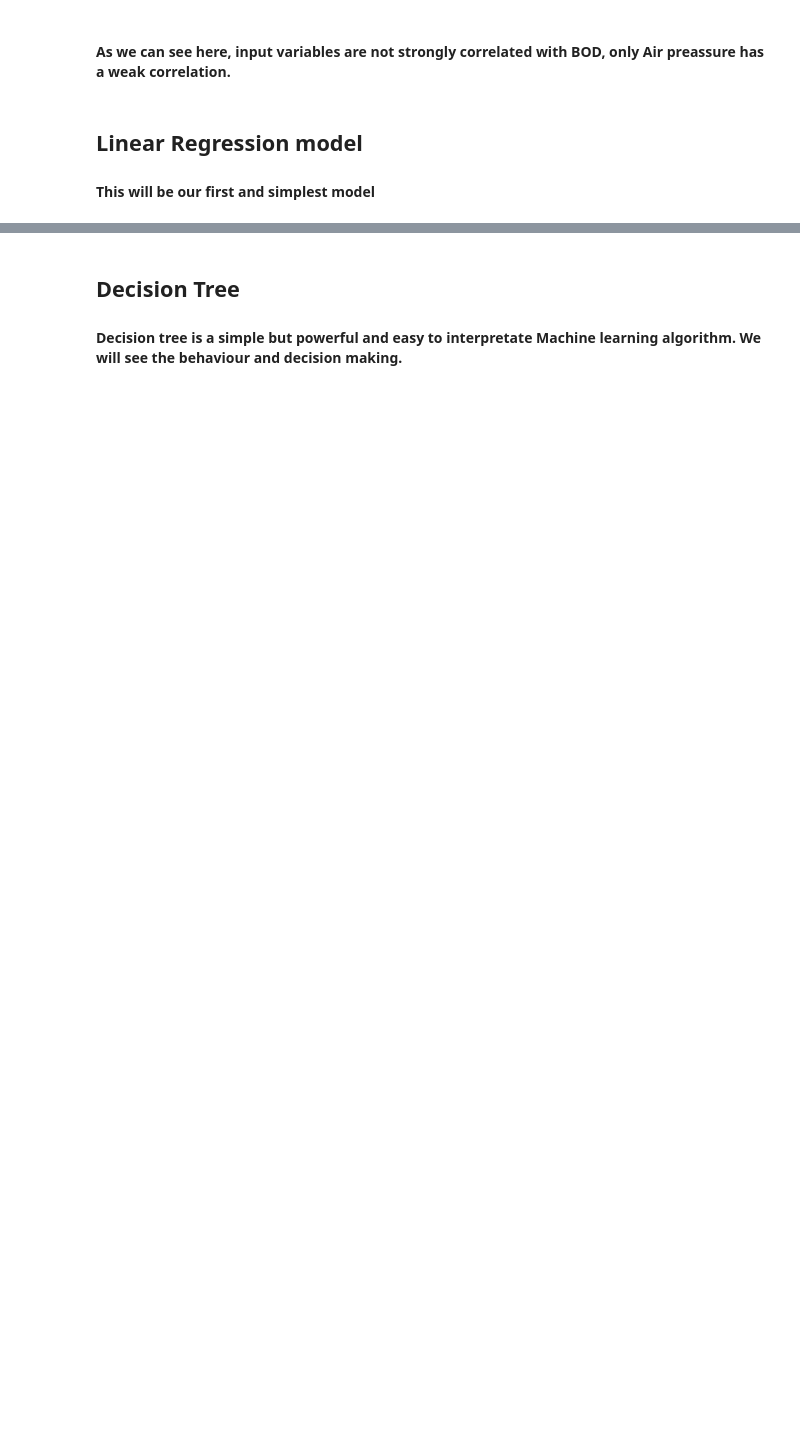
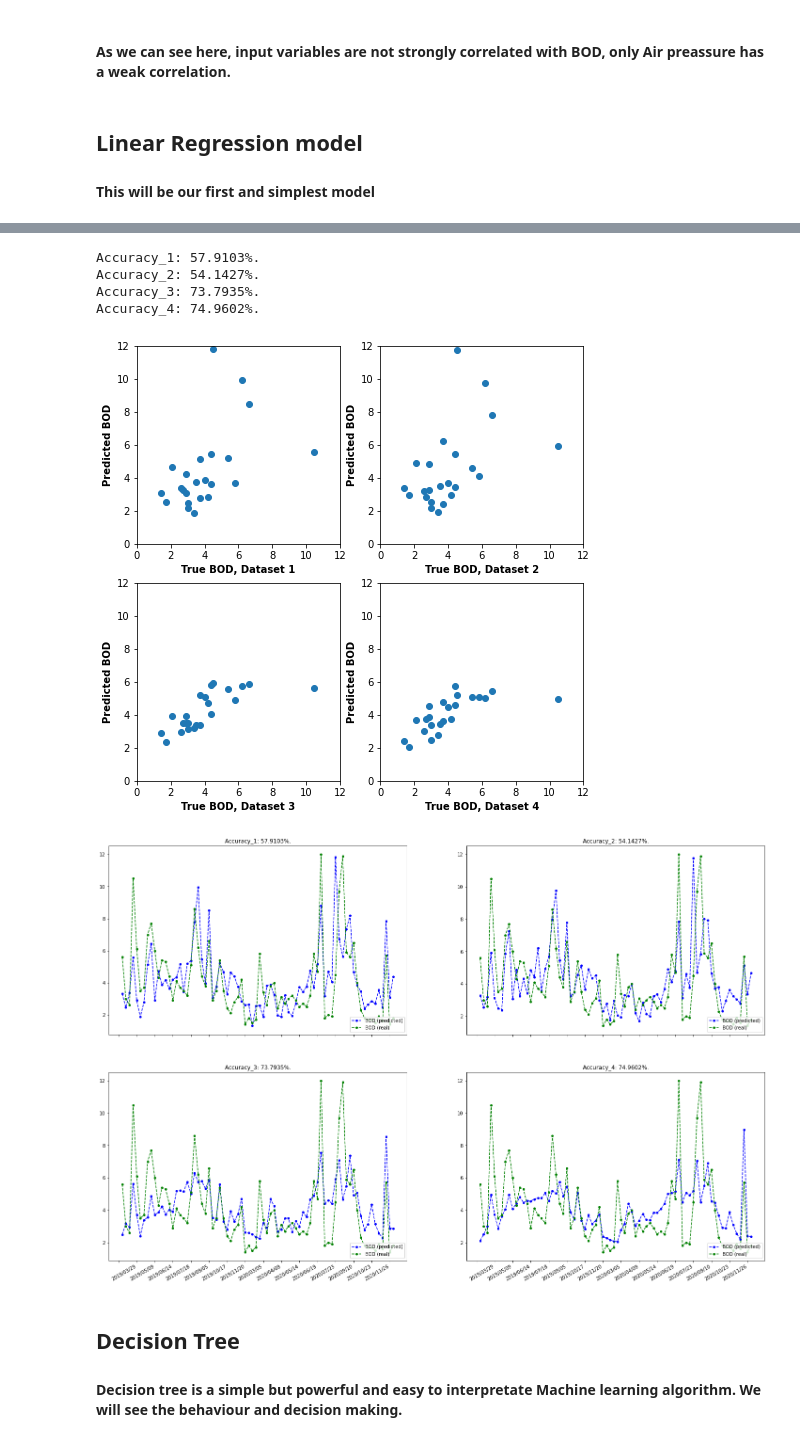
Before and after one commit to Fedeloz/Jungnangcheon_BOD_prediction, a Jupyter notebook: project.ipynb, the cells around one changed output, grey strips where cells are left out. Saved outputs shown, nothing was run; the diff lists cells and outputs as text; code cells hidden in the pictures; blank space fills up the shorter version.

```diff
--- a/project.ipynb
+++ b/project.ipynb
@@ -83,3 +61,67 @@ M_R2:  -0.47
+# %%
+from sklearn.model_selection import train_test_split
+from sklearn.linear_model import LinearRegression
+from sklearn.metrics import mean_squared_error
+from sklearn.metrics import r2_score
+import matplotlib.dates as dates
+
+X_day       = jungnangcheon_df[['Temperature (°C)', 'Precipitation (mm)', 'Air Pressure (hPa)', 'Solar Radiation (MJ/m2)']]
+X_previous  = jungnangcheon_df[['Temperature (°C) (previous Day)', 'Precipitation (mm) (previous Day)', 'Air Pressure (hPa) (previous Day)',                    'Solar Radiation (MJ/m2) (previous Day)']]
+X_corr      = jungnangcheon_df[['Temperature (°C) (previous Day)', 'Precipitation (mm) (previous Day)', 'Air Pressure (hPa) (previous Day)']]
+X_all       = [X, X_day, X_previous, X_corr]
+
+i   = 0
+fig = plt.figure(figsize=(8, 8))
+ac = []
+for x in X_all:
+    # Build the model
+    X_train, X_test, y_train, y_test = train_test_split(x, y,test_size=0.3, random_state=101)
+    linreg  = LinearRegression()
+    linreg  .fit(X_train, y_train)
+    # Evaluate the performance
+    y_predict   = linreg.predict(X_test)
+    errors      = abs(y_predict - y_test)        # Compute absolute errors
+    mape        = 100 * (errors / y_test)
+    accuracy    = 100 - np.mean(mape)
+    accuracy_str= 'Accuracy_' + str(i+1) + ': ' + str(round(accuracy, 4)) + '%.'
+    ac          .append(accuracy_str)
+    print(accuracy_str)
+    # Plot the predictions
+    ax  = fig.add_subplot(2, 2, i+1)
+    ax  .scatter(y_test, y_predict)
+    ax  .set_ylim(0, 12)
+    ax  .set_xlim(0, 12)
+    plt .xlabel('True BOD, Dataset ' + str(i+1), weight='bold')
+    plt .ylabel('Predicted BOD', weight='bold')
+    i += 1
+plt.savefig('images/linreg.png', dpi = 300)
+plt.show()
+
+# plot BOD-dates
+fig2= plt.figure(figsize=(25, 18))
+i = 0
+for x in X_all:
+    X_train, X_test, y_train, y_test = train_test_split(x, y,test_size=0.3, random_state=101)
+    linreg  = LinearRegression()
+    linreg  .fit(X_train, y_train)
+    y_predict_all = linreg.predict(x)
+    bx  = fig2.add_subplot(2, 2, i+1)
+    bx  .plot(date, y_predict_all, '--bo', label = 'BOD (predicted)', markersize=4)
+    bx  .plot(date, y, '--go', label = 'BOD (real)', markersize=4)
+    bx  .legend(loc="lower right")
+    plt .title(ac[i])
+    plt .gca().xaxis.set_major_locator(dates.DayLocator(interval=5))
+    plt .gcf().autofmt_xdate()
+    i += 1
+plt.savefig('images/linreg_dates.png', dpi = 300)
+plt.show()
+# %% [output]
+Accuracy_1: 57.9103%.
+Accuracy_2: 54.1427%.
+Accuracy_3: 73.7935%.
+Accuracy_4: 74.9602%.
+[figure, added]
+[figure, added]
 # %% [markdown]
 ## Decision Tree
 #### Decision tree is a simple but powerful and easy to interpretate Machine learning algorithm. We will see the behaviour and decision making.
```
Also changed, not shown: parts of 9 cells of this notebook, 9 other files.
